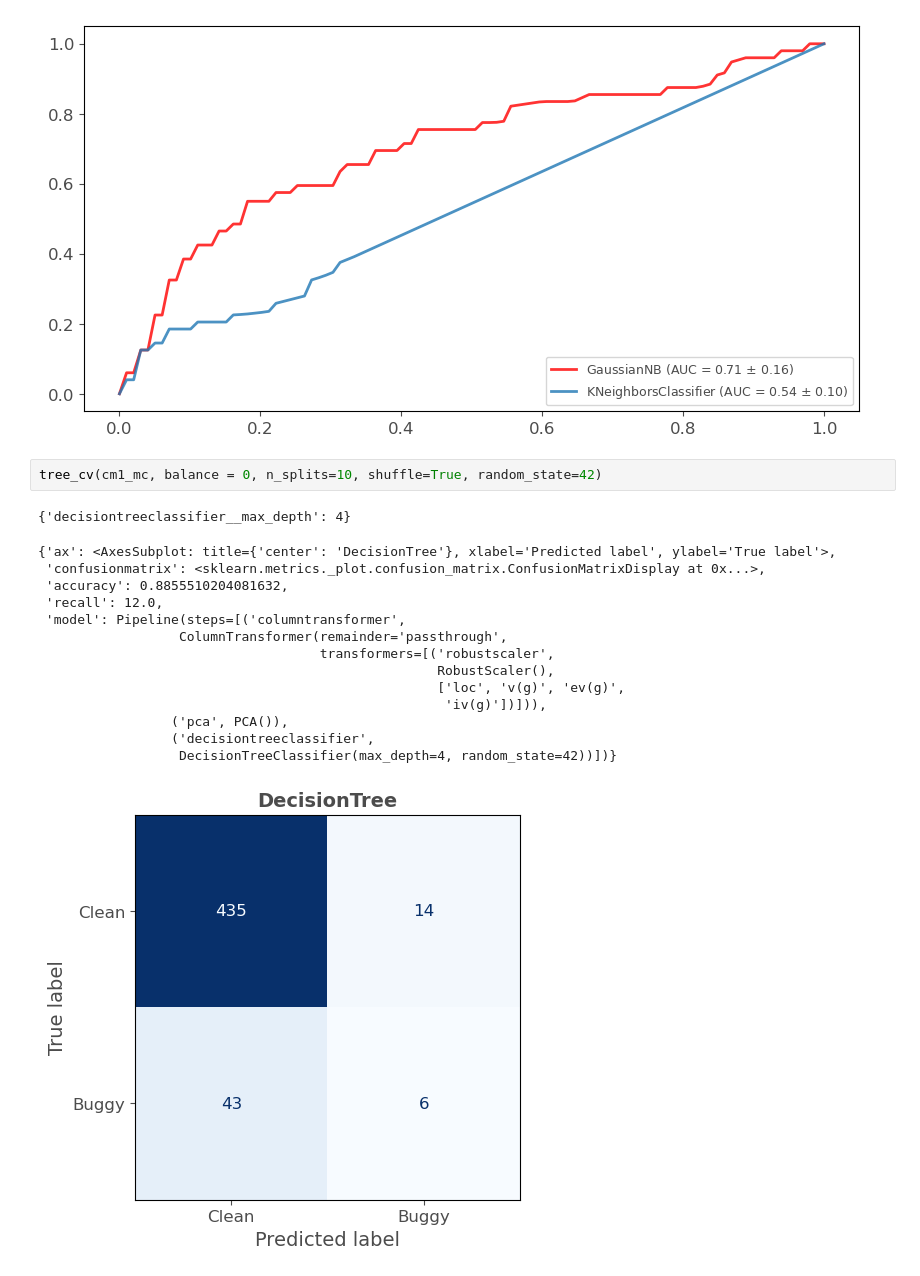
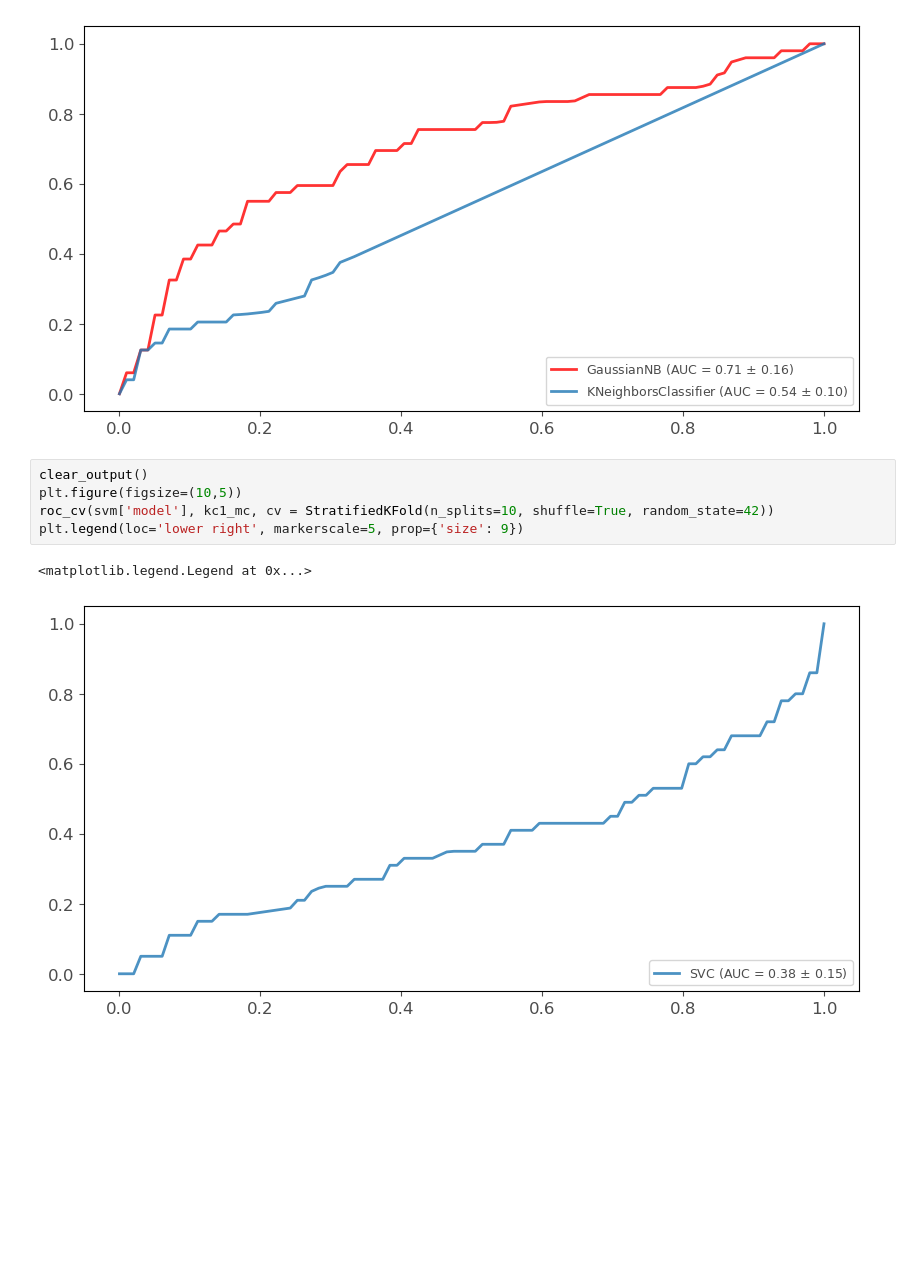
Before and after one commit to zurlog/MLDS_PR104, a Jupyter notebook: scripts/pr104.ipynb, the cells around one changed output. Drawn from its saved outputs; the diff is of its cells as text; blank space fills up the shorter version.

```diff
--- a/scripts/pr104.ipynb
+++ b/scripts/pr104.ipynb
@@ -382,21 +385,11 @@ plt.legend(loc='lower right', markerscale=5, prop={'size': 9})
 # %% [output]
 <matplotlib.legend.Legend at 0x...>
 [figure]
-# %%
-tree_cv(cm1_mc, balance = 0, n_splits=10, shuffle=True, random_state=42)
-# %% [output]
-{'decisiontreeclassifier__max_depth': 4}
-{'ax': <AxesSubplot: title={'center': 'DecisionTree'}, xlabel='Predicted label', ylabel='True label'>,
- 'confusionmatrix': <sklearn.metrics._plot.confusion_matrix.ConfusionMatrixDisplay at 0x...>,
- 'accuracy': 0.8855510204081632,
- 'recall': 12.0,
- 'model': Pipeline(steps=[('columntransformer',
-                  ColumnTransformer(remainder='passthrough',
-                                    transformers=[('robustscaler',
-                                                   RobustScaler(),
-                                                   ['loc', 'v(g)', 'ev(g)',
-                                                    'iv(g)'])])),
-                 ('pca', PCA()),
-                 ('decisiontreeclassifier',
-                  DecisionTreeClassifier(max_depth=4, random_state=42))])}
-[figure, removed]
+# %%
+clear_output()
+plt.figure(figsize=(10,5))
+roc_cv(svm['model'], kc1_mc, cv = StratifiedKFold(n_splits=10, shuffle=True, random_state=42))
+plt.legend(loc='lower right', markerscale=5, prop={'size': 9})
+# %% [output]
+<matplotlib.legend.Legend at 0x...>
+[figure, added]
```
Also changed, not shown: parts of 6 cells of this notebook, 2 other files.
